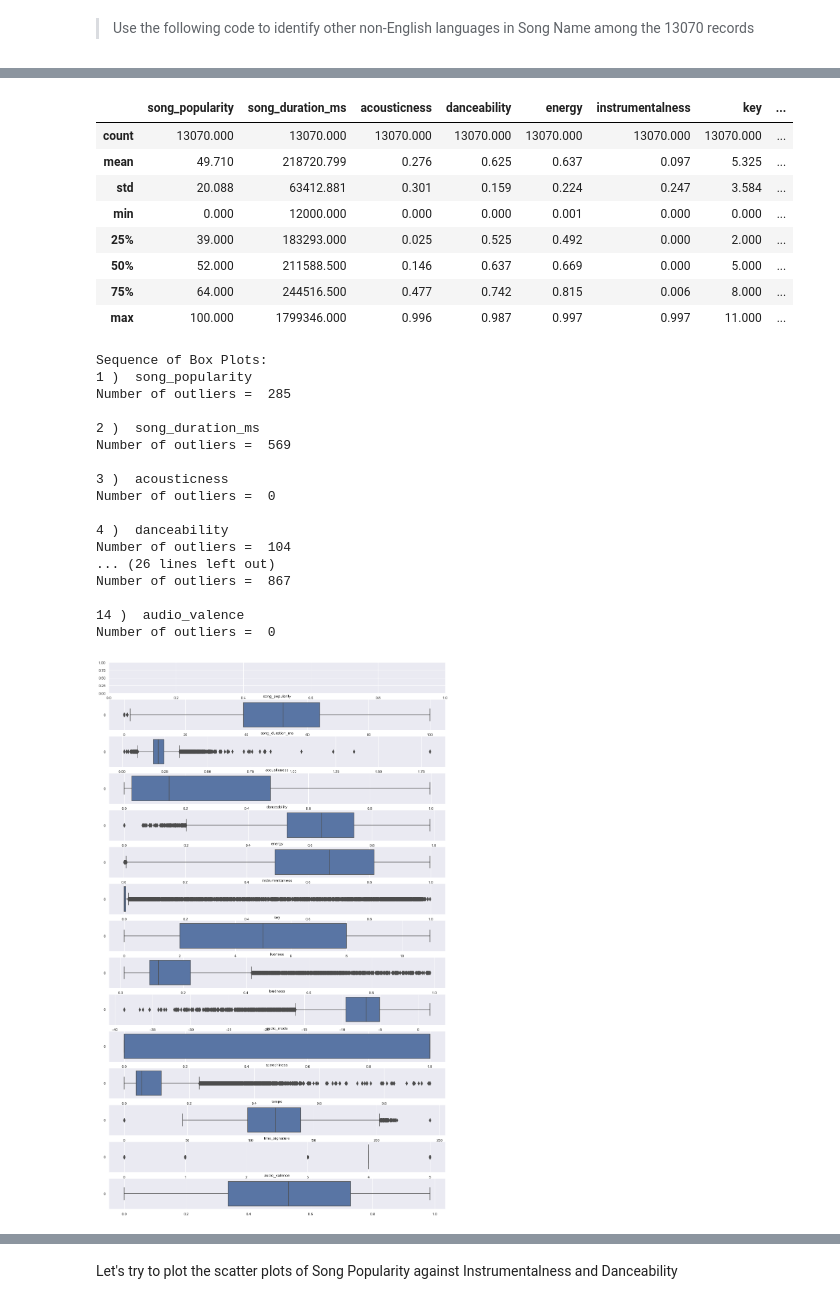
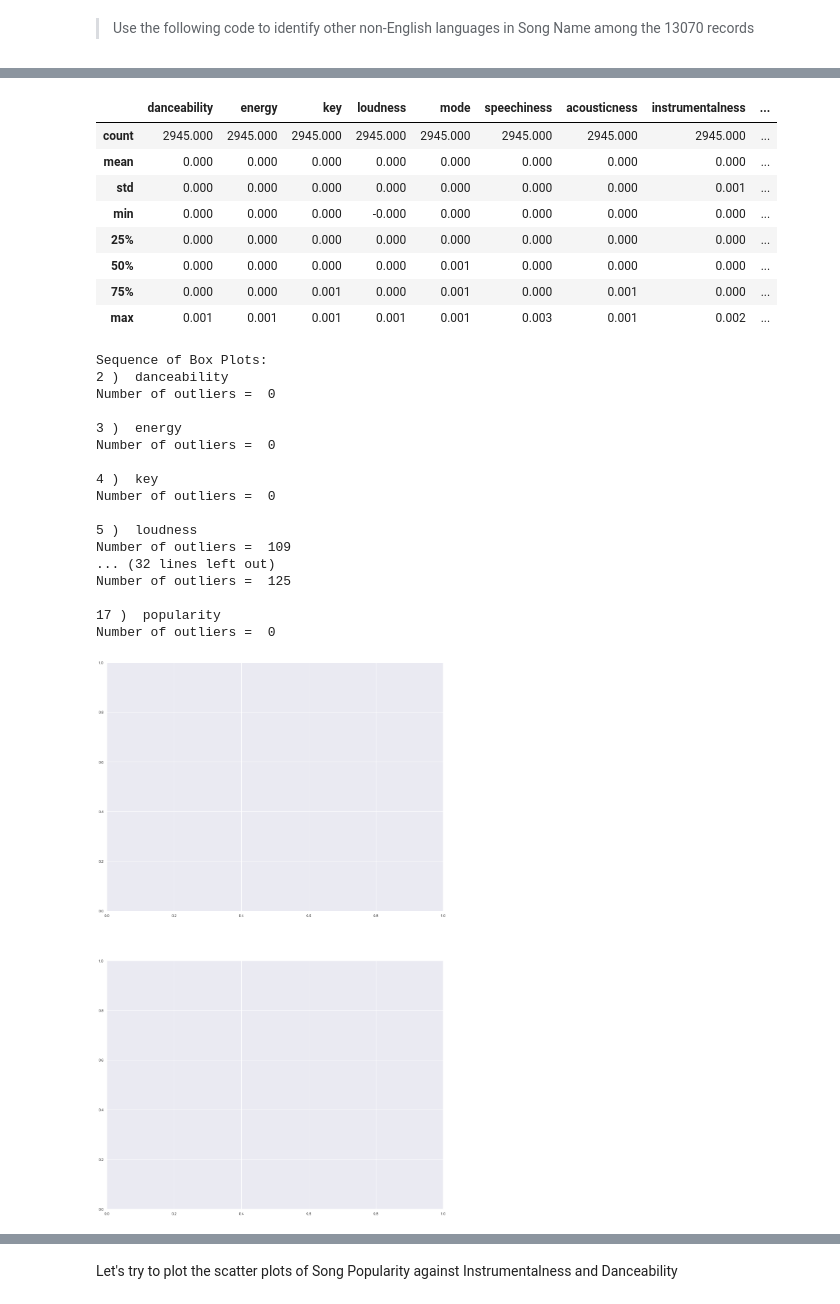
Before and after one commit to DanielTanTWOfficial/song-genre-analysis, a Jupyter notebook: Song Popularity Analysis.ipynb, the cells around one changed output, grey strips where cells are left out. Drawn from its saved outputs; the diff is of its cells as text; code cells hidden in the pictures.

```diff
--- a/Song Popularity Analysis.ipynb
+++ b/Song Popularity Analysis.ipynb
@@ -15,7 +15,7 @@ sb.set()
 # %% [markdown]
 Create a dataframe from the dataset
 # %%
-songdata = pd.read_csv('data/song_data.csv')
-songdata = songdata.sort_values(["song_popularity"], ascending = (False))
+songdata = pd.read_csv('data/knn_songs.csv', index_col=0)
+#songdata = songdata.sort_values(["decade"], ascending = (False))
 songdata.head(20)
 # %% [output]
@@ -126,7 +131,7 @@ songdata.loc[songdata.song_name.duplicated(), :]
 # %% [markdown]
 Finally, to drop the duplicate rows, we can use the _drop_duplicates()_ function to drop the rows with duplicates from the dataframe. We set `keep` to `first` to keep only the first occurrence of the row, and set `inplace=True` to update the original dataframe.
 # %%
-songdata.drop_duplicates(subset=['song_name'], keep='first', inplace=True)
+songdata.drop_duplicates(subset=['track'], keep='first', inplace=True)
 print('New shape: ', songdata.shape)
 songdata.head()
 # %% [output]
@@ -145,6 +150,6 @@ Perform exploratory analysis on the acoustic data of the songs.
 # %% [markdown]
 > Use the following code to identify other non-English languages in Song Name among the 13070 records
 # %%
-songdata = songdata.sort_values(["song_popularity"], ascending = (False))
+songdata = songdata.sort_values(["decade"], ascending = (False))
 songdata.head(50)
 # %% [output]
@@ -169,52 +174,57 @@ songdata.head(50)
 # Summary Statistics for numeric Variables
 songdata.describe().round(3)
 # %% [output]
-|  | song_popularity | song_duration_ms | acousticness | danceability | energy | instrumentalness | key | ... |
-| count | 13070.000 | 13070.000 | 13070.000 | 13070.000 | 13070.000 | 13070.000 | 13070.000 | ... |
-| mean | 49.710 | 218720.799 | 0.276 | 0.625 | 0.637 | 0.097 | 5.325 | ... |
-| std | 20.088 | 63412.881 | 0.301 | 0.159 | 0.224 | 0.247 | 3.584 | ... |
-| min | 0.000 | 12000.000 | 0.000 | 0.000 | 0.001 | 0.000 | 0.000 | ... |
-| 25% | 39.000 | 183293.000 | 0.025 | 0.525 | 0.492 | 0.000 | 2.000 | ... |
-| 50% | 52.000 | 211588.500 | 0.146 | 0.637 | 0.669 | 0.000 | 5.000 | ... |
-| 75% | 64.000 | 244516.500 | 0.477 | 0.742 | 0.815 | 0.006 | 8.000 | ... |
-| max | 100.000 | 1799346.000 | 0.996 | 0.987 | 0.997 | 0.997 | 11.000 | ... |
+|  | danceability | energy | key | loudness | mode | speechiness | acousticness | instrumentalness | ... |
+| count | 2945.000 | 2945.000 | 2945.000 | 2945.000 | 2945.000 | 2945.000 | 2945.000 | 2945.000 | ... |
+| mean | 0.000 | 0.000 | 0.000 | 0.000 | 0.000 | 0.000 | 0.000 | 0.000 | ... |
+| std | 0.000 | 0.000 | 0.000 | 0.000 | 0.000 | 0.000 | 0.000 | 0.001 | ... |
+| min | 0.000 | 0.000 | 0.000 | -0.000 | 0.000 | 0.000 | 0.000 | 0.000 | ... |
+| 25% | 0.000 | 0.000 | 0.000 | 0.000 | 0.000 | 0.000 | 0.000 | 0.000 | ... |
+| 50% | 0.000 | 0.000 | 0.000 | 0.000 | 0.001 | 0.000 | 0.000 | 0.000 | ... |
+| 75% | 0.000 | 0.000 | 0.001 | 0.000 | 0.001 | 0.000 | 0.001 | 0.000 | ... |
+| max | 0.001 | 0.001 | 0.001 | 0.001 | 0.001 | 0.003 | 0.001 | 0.002 | ... |
 # %%
 # Draw the box-plot distribution of all 14 numeric variables
 
 # import data about boxplots from matplotlib (since SeaBorn uses MatPlotLib for plotting)
 from matplotlib.cbook import boxplot_stats
-f, axes = plt.subplots(15, 1, figsize=(18, 30))
+f, axes = plt.subplots(2, 1, figsize=(18, 30))
 
 count = 0
 
 print("Sequence of Box Plots: ")
 for var in songdata:
-    if(var != "song_name"):
+    if(var != "track" and var != "artist" and var != "decade" and var != "genre"):
+        #print(var)
         print(count, ") ", var)
         print("Number of outliers = ", len(boxplot_stats(songdata[var]).pop(0)['fliers']), "\n")
-        sb.boxplot(data = songdata[var], orient = "h", ax = axes[count], fliersize = 8.0)
-        axes[count].set_title(var)
 
     count += 1
+
+#sb.boxplot(data = songdata['danceability'], orient = "h", ax = axes[0], fliersize = 8.0)
+#axes[0].set_title('danceability')
+
+#sb.boxplot(data = songdata['energy'], orient = "h", ax = axes[1], fliersize = 8.0)
+#axes[0].set_title('energy')
 # %% [output]
 Sequence of Box Plots:
-1 )  song_popularity
-Number of outliers =  285
-
-2 )  song_duration_ms
-Number of outliers =  569
-
-3 )  acousticness
+2 )  danceability
 Number of outliers =  0
 
-4 )  danceability
-Number of outliers =  104
-... (26 lines left out)
-Number of outliers =  867
+3 )  energy
+Number of outliers =  0
 
-14 )  audio_valence
+4 )  key
 Number of outliers =  0
+
+5 )  loudness
+Number of outliers =  109
+... (32 lines left out)
+Number of outliers =  125
+
+17 )  popularity
+Number of outliers =  0
-[figure, old version]
+[figure, new version]
 # %%
 # Draw the histogram & violin plot distributions of all 4 variables
 f, axes = plt.subplots(15, 3, figsize=(18, 30))
```
Also changed, not shown: parts of 19 cells of this notebook, 1 other file.
